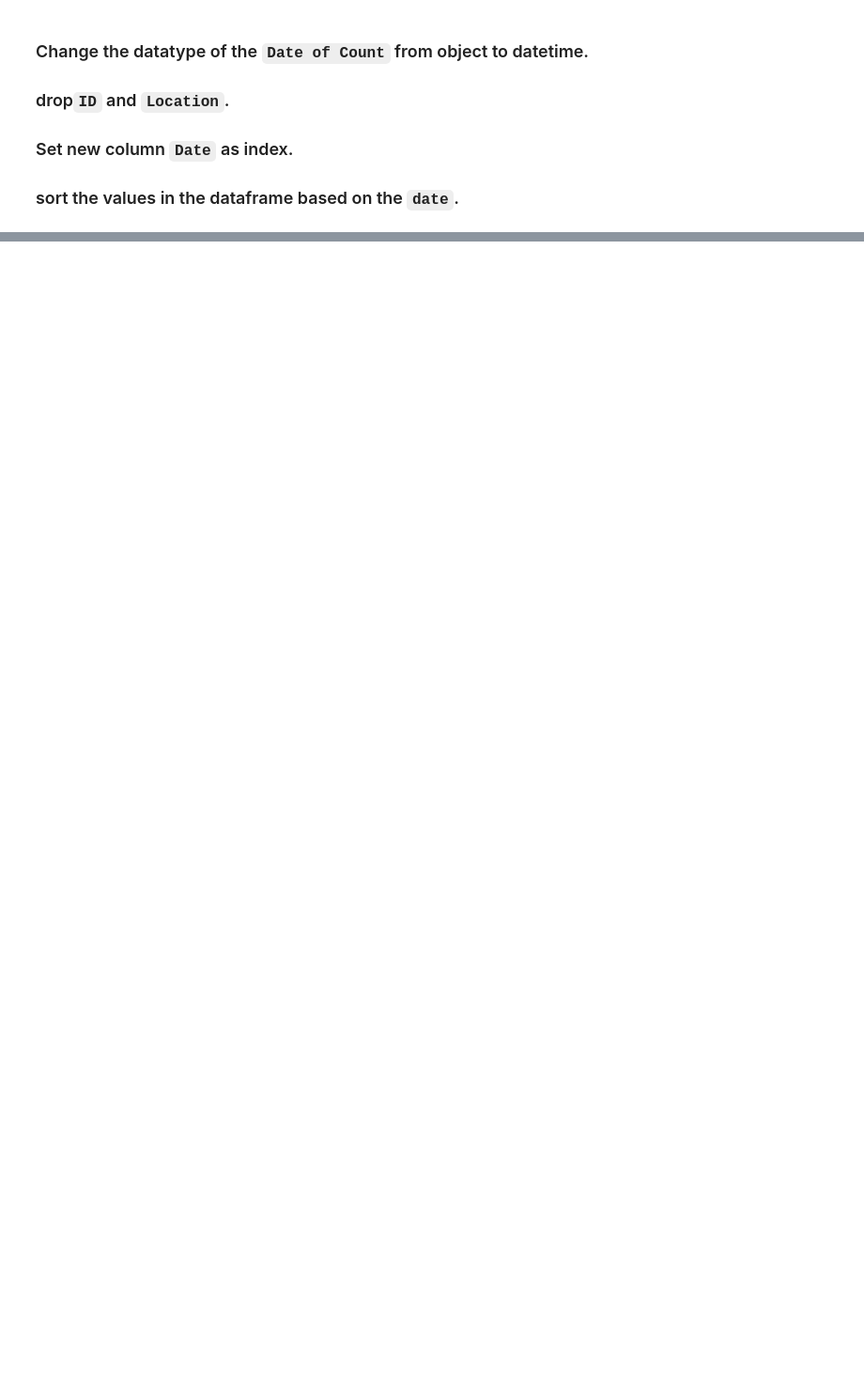
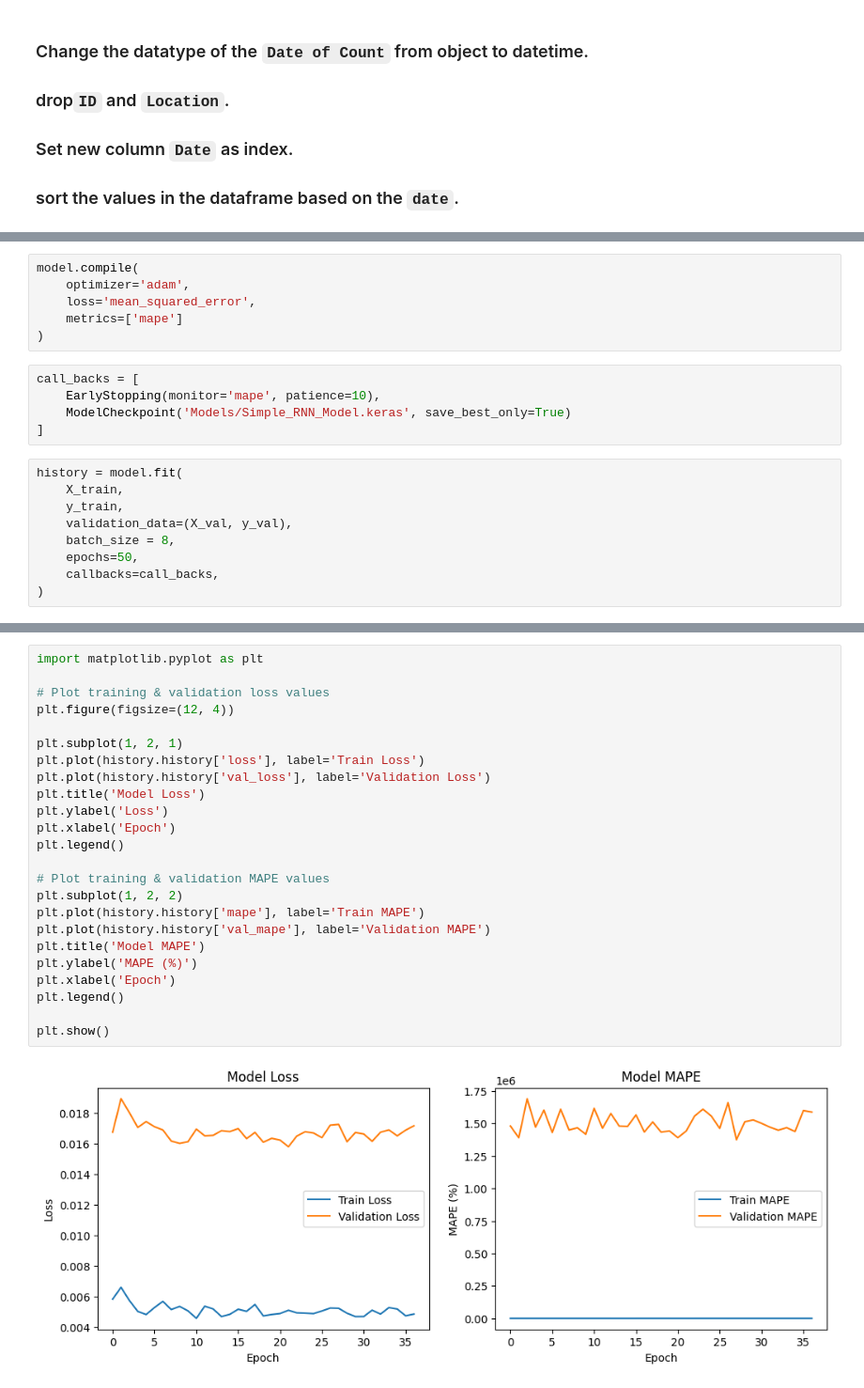
Before and after one commit to TariqAlhathloul/Time-Series-Forecasting-Project, a Jupyter notebook: WorkSpace/traffic_Counts_RNN.ipynb, the cells around one changed output, grey strips where cells are left out. Shown at 94% size. Saved outputs shown, nothing was run; the diff lists cells and outputs as text; blank space fills up the shorter version.

```diff
--- a/WorkSpace/traffic_Counts_RNN.ipynb
+++ b/WorkSpace/traffic_Counts_RNN.ipynb
@@ -31,0 +250,20 @@ Check out the [City of Chicago Traffic Data](https://www.chicago.gov/city/en/dep
+# %%
+model.compile(
+    optimizer='adam',
+    loss='mean_squared_error',
+    metrics=['mape']
+)
+# %%
+call_backs = [
+    EarlyStopping(monitor='mape', patience=10),
+    ModelCheckpoint('Models/Simple_RNN_Model.keras', save_best_only=True)
+]
+# %%
+history = model.fit(
+    X_train,
+    y_train,
+    validation_data=(X_val, y_val),
+    batch_size = 8,
+    epochs=50,
+    callbacks=call_backs,
+)
@@ -31,0 +316,26 @@ Check out the [City of Chicago Traffic Data](https://www.chicago.gov/city/en/dep
+# %%
+import matplotlib.pyplot as plt
+
+# Plot training & validation loss values
+plt.figure(figsize=(12, 4))
+
+plt.subplot(1, 2, 1)
+plt.plot(history.history['loss'], label='Train Loss')
+plt.plot(history.history['val_loss'], label='Validation Loss')
+plt.title('Model Loss')
+plt.ylabel('Loss')
+plt.xlabel('Epoch')
+plt.legend()
+
+# Plot training & validation MAPE values
+plt.subplot(1, 2, 2)
+plt.plot(history.history['mape'], label='Train MAPE')
+plt.plot(history.history['val_mape'], label='Validation MAPE')
+plt.title('Model MAPE')
+plt.ylabel('MAPE (%)')
+plt.xlabel('Epoch')
+plt.legend()
+
+plt.show()
+# %% [output]
+[figure, added]
```
Also changed, not shown: parts of 38 cells of this notebook.
